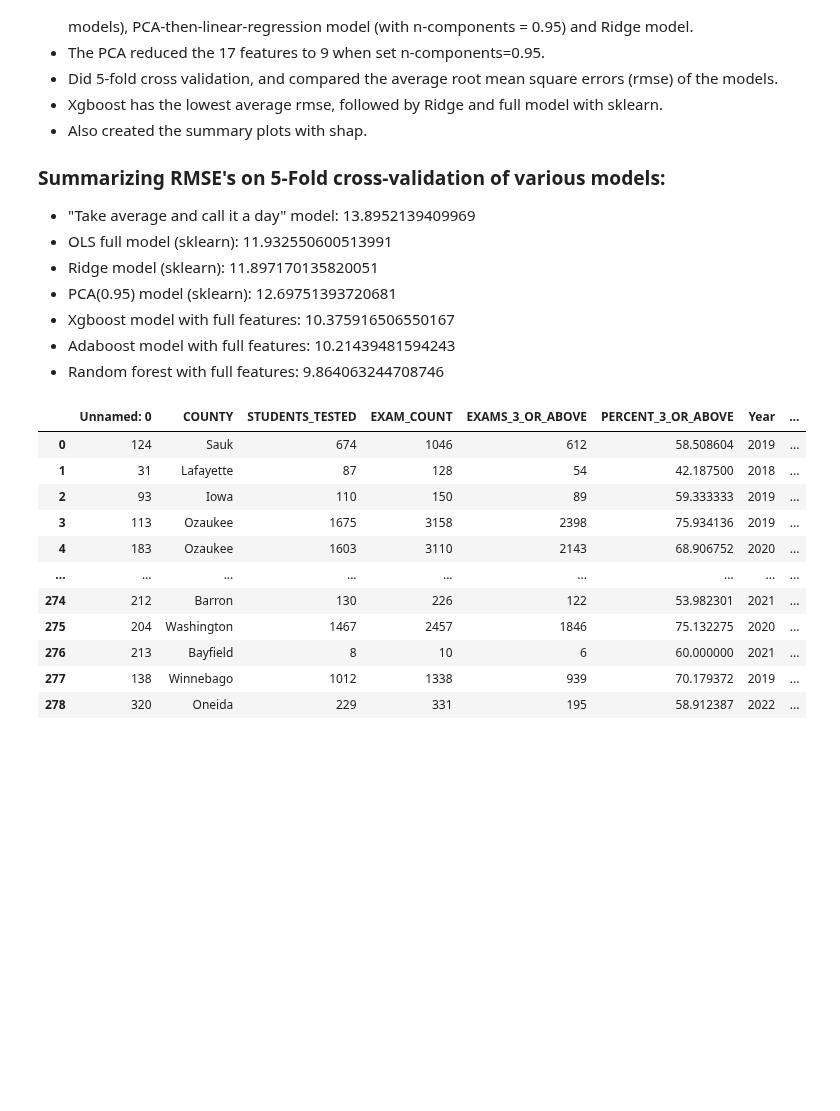
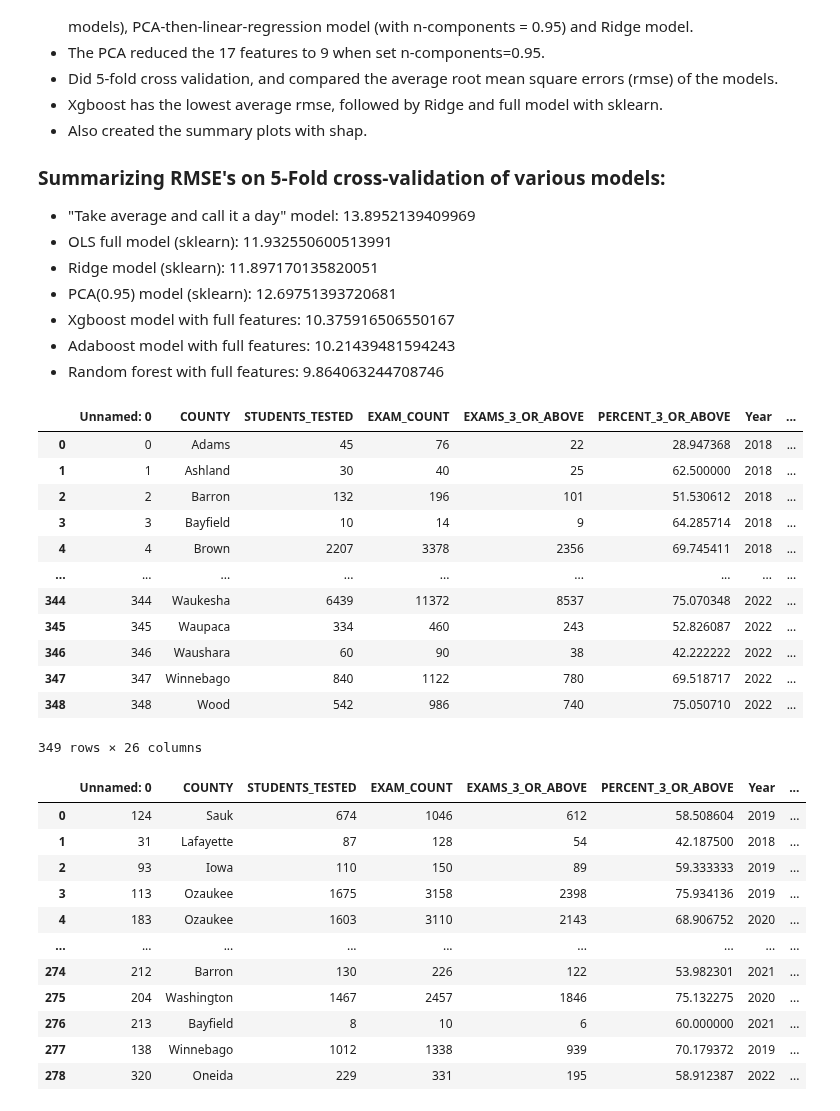
Before and after one commit to mcelhens/AP-Outcomes-to-University-Metrics, a Jupyter notebook: wisconsin_models.ipynb, the cells around one changed output. Cells and saved outputs as stored; diff of their text form; code cells hidden in the pictures; blank space fills up the shorter version.

```diff
--- a/wisconsin_models.ipynb
+++ b/wisconsin_models.ipynb
@@ -32,6 +32,22 @@ import numpy as np
 import matplotlib.pyplot as plt
 import seaborn as sns
 sns.set_style('whitegrid')
+# %%
+pd.read_csv('data/Wisconsin/train_test_split/Wisconsin_closest_five_method.csv')
+# %% [output]
+|  | Unnamed: 0 | COUNTY | STUDENTS_TESTED | EXAM_COUNT | EXAMS_3_OR_ABOVE | PERCENT_3_OR_ABOVE | Year | ... |
+| 0 | 0 | Adams | 45 | 76 | 22 | 28.947368 | 2018 | ... |
+| 1 | 1 | Ashland | 30 | 40 | 25 | 62.500000 | 2018 | ... |
+| 2 | 2 | Barron | 132 | 196 | 101 | 51.530612 | 2018 | ... |
+| 3 | 3 | Bayfield | 10 | 14 | 9 | 64.285714 | 2018 | ... |
+| 4 | 4 | Brown | 2207 | 3378 | 2356 | 69.745411 | 2018 | ... |
+| ... | ... | ... | ... | ... | ... | ... | ... | ... |
+| 344 | 344 | Waukesha | 6439 | 11372 | 8537 | 75.070348 | 2022 | ... |
+| 345 | 345 | Waupaca | 334 | 460 | 243 | 52.826087 | 2022 | ... |
+| 346 | 346 | Waushara | 60 | 90 | 38 | 42.222222 | 2022 | ... |
+| 347 | 347 | Winnebago | 840 | 1122 | 780 | 69.518717 | 2022 | ... |
+| 348 | 348 | Wood | 542 | 986 | 740 | 75.050710 | 2022 | ... |
+349 rows × 26 columns
 # %%
 training = pd.read_csv('data/Wisconsin/train_test_split/training.csv')
 # %%
```
Also changed, not shown: parts of 12 cells of this notebook, 5 other files.
